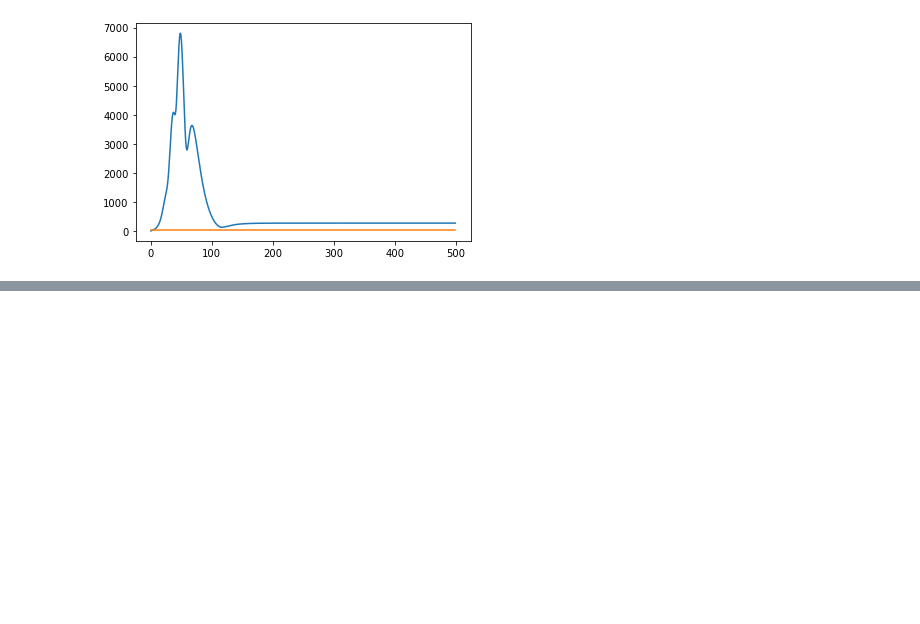
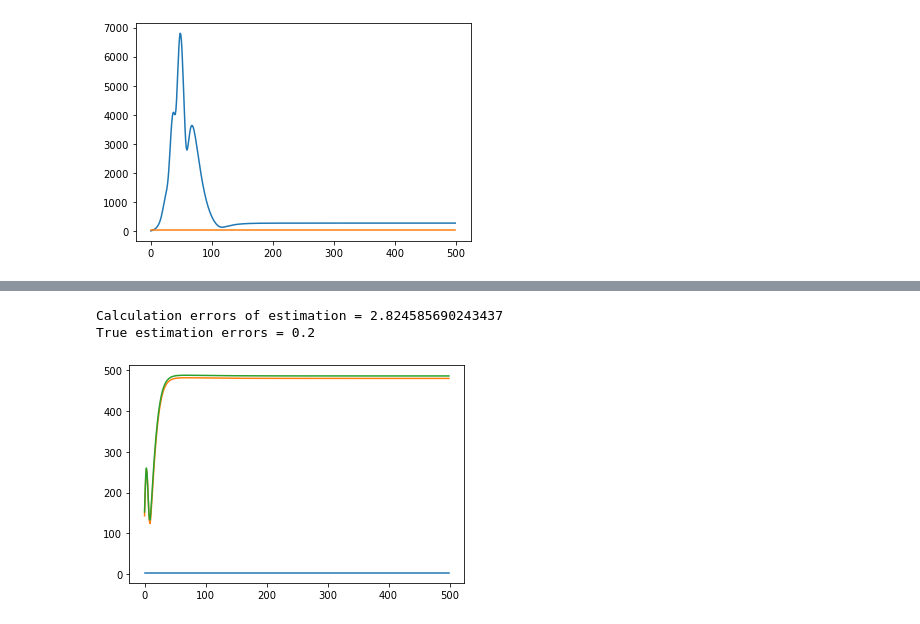
Before and after one commit to aliudvidere/EDP, a Jupyter notebook: EDP/EDP #5.ipynb, the cells around one changed output, grey strips where cells are left out. Saved outputs shown, nothing was run; the diff lists cells and outputs as text; code cells hidden in the pictures; blank space fills up the shorter version.

```diff
--- a/EDP/EDP #5.ipynb
+++ b/EDP/EDP #5.ipynb
@@ -240,0 +258,41 @@ plt.plot(final_err32)
+# %%
+# Part 13
+err1 = np.zeros([500, 197])
+err2 = np.zeros([500, 197])
+sigmaa_2 = 0.2 ** 2
+v,a = gnerate_vel_and_ac(0, sigmaa_2 ** 0.5, T, v0, numb)
+x = generate_x(T, x0, a, v)
+Q = 0
+P0 = np.array([[10000, 0], [0, 10000]])
+X = np.zeros([200, 2])
+X[0] = np.array([x[0], v[0]])
+
+P_res = np.zeros([500, 2, 2])
+K_res = np.zeros([500, 2])
+kal_filt = kalman_filt(x, X[0], P0, F, Q, R, H)
+xf = kal_filt[0]
+P_res[0] = kal_filt[3]
+K_res[0] = kal_filt[4]
+for i in range(500):
+    kal_filt = kalman_filt(xf, X[0], P0, F, Q, R, H)
+    xf = kal_filt[0]
+    P_res[i] = kal_filt[3]
+    K_res[i] = kal_filt[4]
+    X_extrapol = extrapol(xf, m, F)
+    err1[i] = (xf[3:, 0] - x[3:]) ** 2
+    err2[i] = (x[3:] - X_extrapol[3:, 0]) ** 2
+final_err41 = np.zeros(500)
+final_err42 = np.zeros(500)
+for i in range(500):
+    final_err41[i] = np.sqrt(np.mean(err1[i]))
+    final_err42[i] = np.sqrt(np.mean(err2[i]))
+# %%
+plt.plot(P_res[:, 0, 0] ** 0.5)
+plt.plot(final_err41)
+plt.plot(final_err42)
+print("Calculation errors of estimation =", P_res[0, 0, 0] ** 0.5)
+print("True estimation errors =", sigmaa_2 ** 0.5)
+# %% [output]
+Calculation errors of estimation = 2.824585690243437
+True estimation errors = 0.2
+[figure, added]
```
Also changed, not shown: parts of 19 cells of this notebook.
